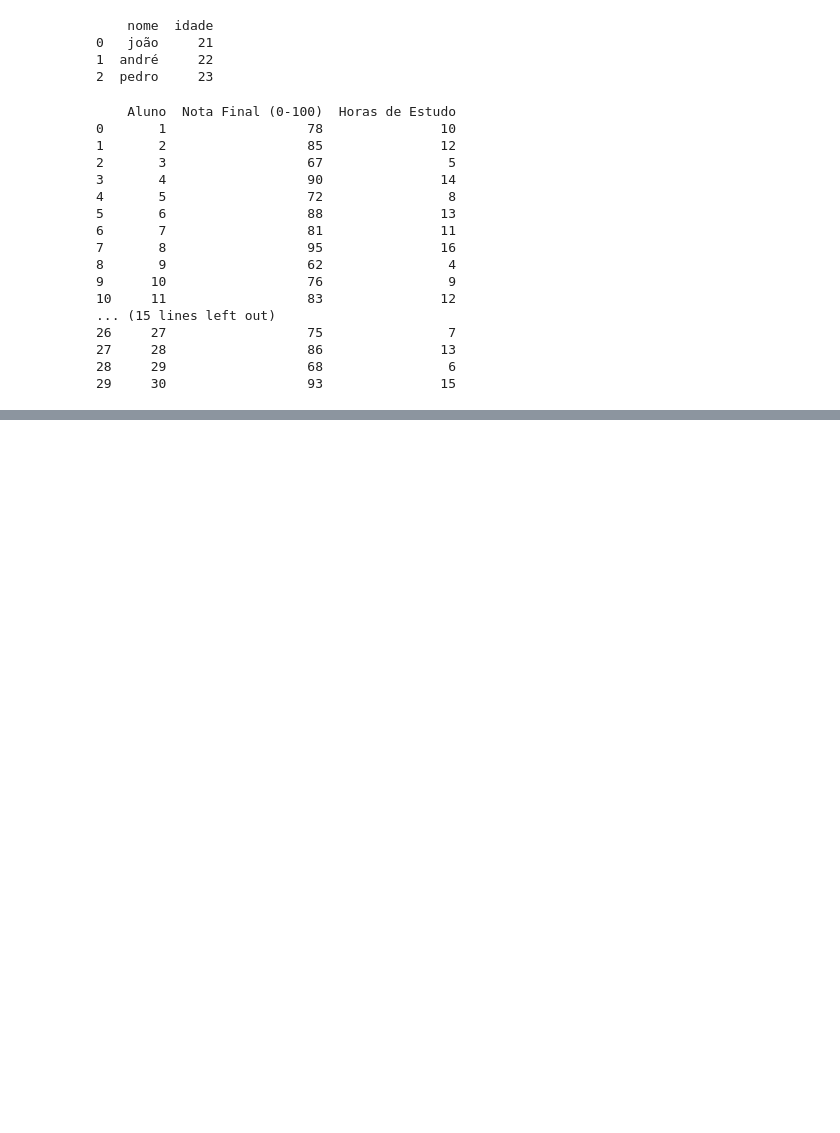
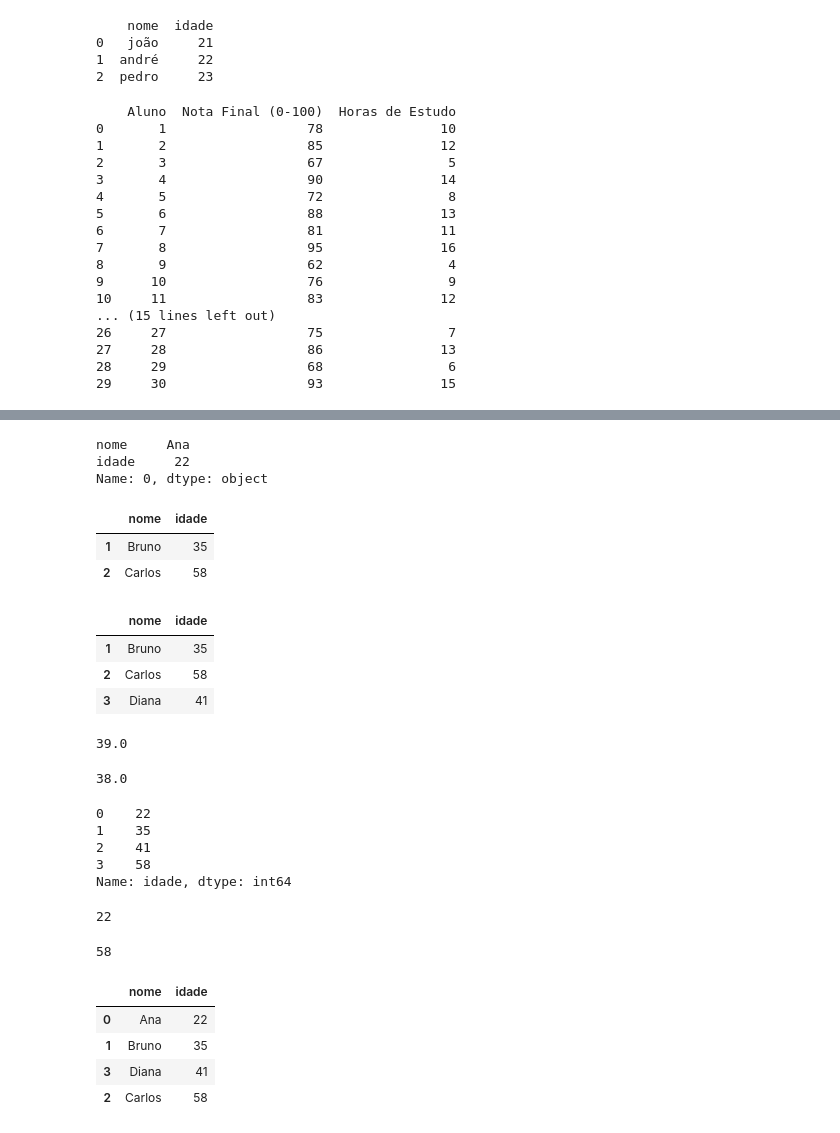
Before and after one commit to JaynneLino/Curso-Cesae-DataAnalyst, a Jupyter notebook: sessao-10/1-series.ipynb, the cells around one changed output, grey strips where cells are left out. Cells and saved outputs as stored; diff of their text form; code cells hidden in the pictures; blank space fills up the shorter version.

```diff
--- a/sessao-10/1-series.ipynb
+++ b/sessao-10/1-series.ipynb
@@ -76,3 +76,13 @@ df_notasestudos.to_csv("notas_estudo.csv", index=False)
 27     28                  86               13
 28     29                  68                6
 29     30                  93               15
+# %%
+dados = {
+'nome': ['Ana', 'Bruno', 'Carlos', 'Diana'],
+'idade': [22, 35, 58, 41]
+}
+
+df_nomesidades = pd.DataFrame(dados)
+
+print(df_nomesidades)
+print(df_nomesidades["nome"])
@@ -78,0 +108,64 @@ df_notasestudos.to_csv("notas_estudo.csv", index=False)
+# %%
+df_nomesidades.iloc[0]
+# %% [output]
+nome     Ana
+idade     22
+Name: 0, dtype: object
+# %%
+df_nomesidades.iloc[1:3]
+# %% [output]
+|  | nome | idade |
+| 1 | Bruno | 35 |
+| 2 | Carlos | 58 |
+# %%
+df_nomesidades[df_nomesidades["idade"] > 30]
+# %% [output]
+|  | nome | idade |
+| 1 | Bruno | 35 |
+| 2 | Carlos | 58 |
+| 3 | Diana | 41 |
+# %%
+#Média da coluna idade
+
+df_nomesidades["idade"].mean()
+# %% [output]
+39.0
+# %%
+#Mediana
+
+df_nomesidades["idade"].median()
+# %% [output]
+38.0
+# %%
+#Moda
+
+df_nomesidades["idade"].mode()
+# %% [output]
+0    22
+1    35
+2    41
+3    58
+Name: idade, dtype: int64
+# %%
+#Minìmo
+
+df_nomesidades["idade"].min()
+# %% [output]
+22
+# %%
+#Maximo
+
+df_nomesidades["idade"].max()
+# %% [output]
+58
+# %%
+#Ordenar pela coluna idade
+
+df_ordenado = df_nomesidades.sort_values(by="idade")
+df_ordenado
+# %% [output]
+|  | nome | idade |
+| 0 | Ana | 22 |
+| 1 | Bruno | 35 |
+| 3 | Diana | 41 |
+| 2 | Carlos | 58 |
```
Also changed, not shown: parts of 11 cells of this notebook, 1 other file.
